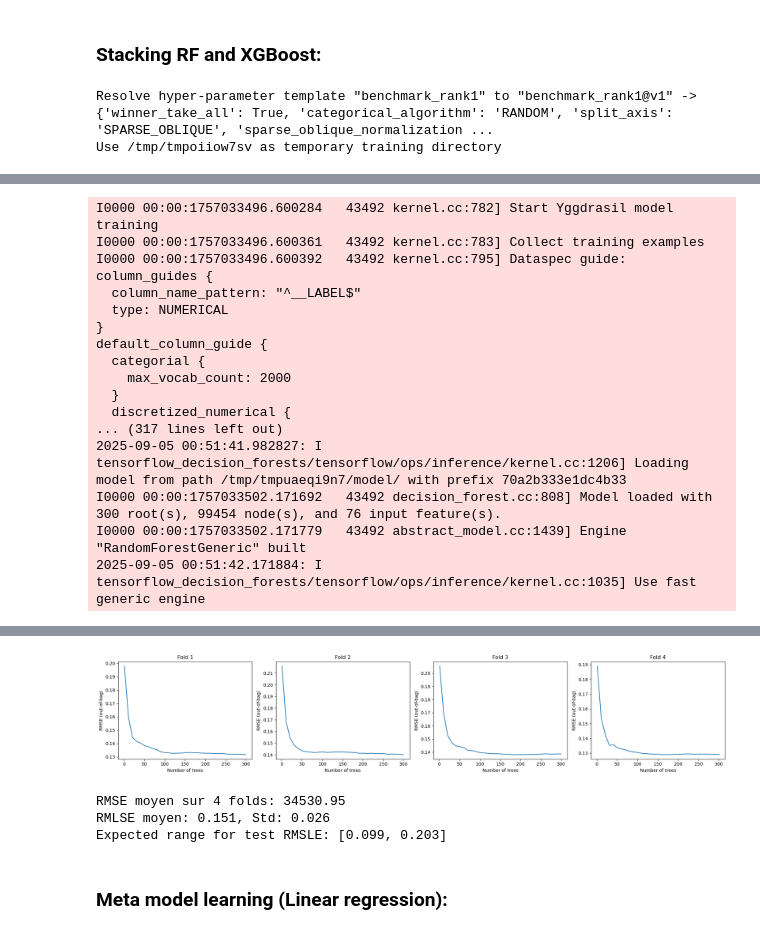
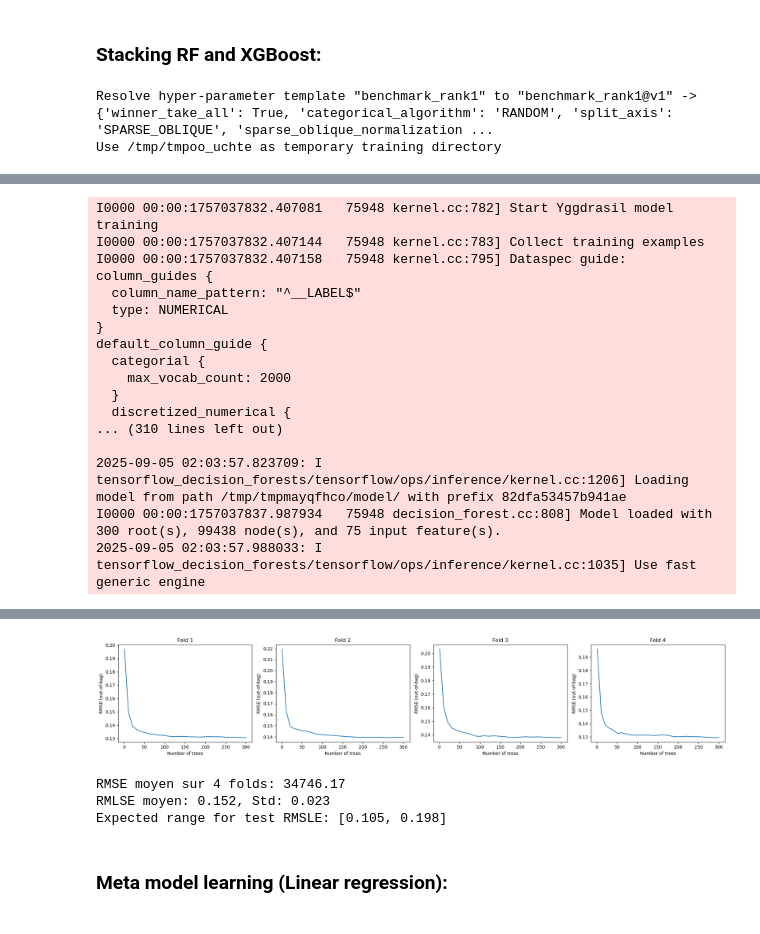
Before and after one commit to driksey/kaggle-house, a Jupyter notebook: notebooks/TFDF + XGBoost.ipynb, the cells around one changed output, grey strips where cells are left out. Cells and saved outputs as stored; diff of their text form; code cells hidden in the pictures.

```diff
--- a/notebooks/TFDF + XGBoost.ipynb
+++ b/notebooks/TFDF + XGBoost.ipynb
@@ -258,3 +261,5 @@ dataset_df["Bath"] = dataset_df["FullBath"].astype(float) + 0.5 * dataset_df["Ha
+# %%
+dataset_df["TotalSF"] = dataset_df["1stFlrSF"].astype(float) + dataset_df["2ndFlrSF"].astype(float) + dataset_df["TotalBsmtSF"].astype(float)
 # %% [markdown]
 ### Change columns categorical into ordinal:
 # %%
@@ -282,6 +289,6 @@ dataset_df["BsmtExposure"] = dataset_df["BsmtExposure"].replace(exposure_mapping
 # %% [markdown]
 ### Remove not important columns (related to inspector.variable_importances):
 # %%
-# dataset_df = dataset_df.drop(
-#     columns=['Electrical', 'SaleType', 'LandSlope', 'Fence', 'BsmtFinType2', 'MasVnrType', 'Alley', 'RoofMatl', 'Condition2', 'Heating'],
-#     errors="ignore")
+dataset_df = dataset_df.drop(
+    columns=['LandSlope', 'Alley', 'Heating', 'MasVnrType', 'Fence'],
+    errors="ignore")
@@ -410,12 +421,15 @@ test_data = pd.read_csv(test_file_path)
 ids = test_data.pop('Id')
 
 test_data["HouseAgeAtSale"] = test_data["YrSold"].astype(float) - test_data["YearBuilt"].astype(float)
+# test_data["RemodAgeAtSale"] = test_data["YrSold"].astype(float) - test_data["YearRemodAdd"].astype(float)
 test_data["GarageAgeAtSale"] = test_data["YrSold"].astype(float) - test_data["GarageYrBlt"].astype(float)
 test_data = test_data.drop(columns=["YrSold"], errors="ignore")
 
 test_data["BsmtBath"] = test_data["BsmtFullBath"].astype(float) + 0.5 * test_data["BsmtHalfBath"].astype(float)
 test_data["Bath"] = test_data["FullBath"].astype(float) + 0.5 * test_data["HalfBath"].astype(float)
 # test_data = test_data.drop(columns=['BsmtFullBath','BsmtHalfBath','FullBath','HalfBath'], errors="ignore")
+
+test_data["TotalSF"] = test_data["1stFlrSF"].astype(float) + dataset_df["2ndFlrSF"].astype(float) + dataset_df["TotalBsmtSF"].astype(float)
 
 quality_mapping = {"Ex": 5, "Gd": 4, "TA": 3, "Fa": 2, "Po": 1}
 # Remplacer les valeurs
@@ -434,6 +448,12 @@ exposure_mapping = {"Gd": 3, "Av": 2, "Mn": 1, "No": 0}
 test_data["BsmtQual"] = test_data["BsmtQual"].replace(quality_mapping)
 test_data["BsmtCond"] = test_data["BsmtCond"].replace(quality_mapping)
 test_data["BsmtExposure"] = test_data["BsmtExposure"].replace(exposure_mapping)
+
+test_data["PoolQC"] = test_data["PoolQC"].replace(quality_mapping)
+
+test_data = test_data.drop(
+    columns=['LandSlope', 'Alley', 'Heating', 'MasVnrType', 'Fence'],
+    errors="ignore")
 
 # test_data = test_data.drop(
 #     columns=['Electrical', 'SaleType', 'LandSlope', 'Fence', 'BsmtFinType2', 'MasVnrType', 'Alley', 'RoofMatl', 'Condition2', 'Heating'],
@@ -507,14 +527,11 @@ for i, (train_idx, valid_idx) in enumerate(sgkf.split(X, y_binned, groups=groups
     #     )
 
     # model = tfdf.keras.RandomForestModel(
-    #         task=tfdf.keras.Task.REGRESSION,
-    #         num_trees=500,                # Assez d’arbres pour la stabilité
-    #         max_depth=12,                 # Empêche les arbres trop complexes
-    #         min_examples=5,               # Pas de splits sur peu de données
-    #         num_candidate_attributes_ratio = 0.8,  # chaque arbre voit 80% des features
-    #         # honest=True,                  # Honest estimation
-    #         # categorical_algorithm="RANDOM",  # Catégorielles plus robustes
-    #         random_seed=42
+                # "task": tfdf.keras.Task.REGRESSION,
+                # "num_trees": 1000,         # beaucoup d’arbres pour stabiliser la prédiction
+                # "max_depth": 15,           # limite pour réduire l’overfitting
+                # "min_examples": 5,         # chaque feuille doit avoir au moins 5 exemples
+                # "random_seed": 42,
     #     )
 
     rf_model.fit(train_ds, verbose=0)
@@ -525,7 +542,22 @@ for i, (train_idx, valid_idx) in enumerate(sgkf.split(X, y_binned, groups=groups
     X_xgb_train, X_xgb_valid = X_xgb.iloc[train_idx], X_xgb.iloc[valid_idx]
     y_train, y_valid = y.iloc[train_idx], y.iloc[valid_idx]
 
-    xgb_model = xgb.XGBRegressor(n_estimators=1000, learning_rate=0.05, early_stopping_rounds=50)
+    xgb_model = xgb.XGBRegressor(
+        n_estimators=1000,
+        learning_rate=0.05,
+        early_stopping_rounds=50
+    )
+
+    # xgb_model = xgb.XGBRegressor(
+    #     objective = "reg:squarederror",
+    #     max_depth = 6,            # profondeur modérée
+    #     learning_rate = 0.05,     # learning rate bas pour régulariser
+    #     n_estimators = 1000,      # assez d’arbres pour couvrir la complexité
+    #     subsample = 0.8,          # 80% des samples par arbre pour réduire overfitting
+    #     colsample_bytree = 0.8,   # 80% des features par arbre
+    #     early_stopping_rounds=50
+    #     random_state = 42,
+    # )
     xgb_model.fit(X_xgb_train, y_train, eval_set=[(X_xgb_valid, y_valid)], verbose=False)
     stack_train[valid_idx, 1] = xgb_model.predict(X_xgb_valid)
     stack_test[:, 1] += xgb_model.predict(X_xgb_test) / n_splits
@@ -573,4 +605,4 @@ ci_high = mean_cv + 2*std_cv
 print(f"Expected range for test RMSLE: [{ci_low:.3f}, {ci_high:.3f}]")
 # %% [output]
 Resolve hyper-parameter template "benchmark_rank1" to "benchmark_rank1@v1" -> {'winner_take_all': True, 'categorical_algorithm': 'RANDOM', 'split_axis': 'SPARSE_OBLIQUE', 'sparse_oblique_normalization ...
-Use /tmp/tmpoiiow7sv as temporary training directory
+Use /tmp/tmpoo_uchte as temporary training directory
@@ -664,6 +696,6 @@ Use /tmp/tmpuaeqi9n7 as temporary training directory
-I0000 00:00:1757033496.600284   43492 kernel.cc:782] Start Yggdrasil model training
-I0000 00:00:1757033496.600361   43492 kernel.cc:783] Collect training examples
-I0000 00:00:1757033496.600392   43492 kernel.cc:795] Dataspec guide:
+I0000 00:00:1757037832.407081   75948 kernel.cc:782] Start Yggdrasil model training
+I0000 00:00:1757037832.407144   75948 kernel.cc:783] Collect training examples
+I0000 00:00:1757037832.407158   75948 kernel.cc:795] Dataspec guide:
 column_guides {
   column_name_pattern: "^__LABEL$"
   type: NUMERICAL
@@ -673,8 +705,8 @@ default_column_guide {
     max_vocab_count: 2000
   }
   discretized_numerical {
-... (317 lines left out)
-2025-09-05 00:51:41.982827: I tensorflow_decision_forests/tensorflow/ops/inference/kernel.cc:1206] Loading model from path /tmp/tmpuaeqi9n7/model/ with prefix 70a2b333e1dc4b33
-I0000 00:00:1757033502.171692   43492 decision_forest.cc:808] Model loaded with 300 root(s), 99454 node(s), and 76 input feature(s).
-I0000 00:00:1757033502.171779   43492 abstract_model.cc:1439] Engine "RandomForestGeneric" built
-2025-09-05 00:51:42.171884: I tensorflow_decision_forests/tensorflow/ops/inference/kernel.cc:1035] Use fast generic engine
+... (310 lines left out)
+
+2025-09-05 02:03:57.823709: I tensorflow_decision_forests/tensorflow/ops/inference/kernel.cc:1206] Loading model from path /tmp/tmpmayqfhco/model/ with prefix 82dfa53457b941ae
+I0000 00:00:1757037837.987934   75948 decision_forest.cc:808] Model loaded with 300 root(s), 99438 node(s), and 75 input feature(s).
+2025-09-05 02:03:57.988033: I tensorflow_decision_forests/tensorflow/ops/inference/kernel.cc:1035] Use fast generic engine
@@ -690,8 +722,8 @@ Fold 4 → RANDOM FOREST RMSE: 35691.24 | XGBoost RMSE: 31943.55
 Fold 4 → RANDOM FOREST RMLSE: 0.18 | XGBoost RMLSE: 0.18
-[figure, old version]
+[figure, new version]
-RMSE moyen sur 4 folds: 34530.95
-RMLSE moyen: 0.151, Std: 0.026
-Expected range for test RMSLE: [0.099, 0.203]
+RMSE moyen sur 4 folds: 34746.17
+RMLSE moyen: 0.152, Std: 0.023
+Expected range for test RMSLE: [0.105, 0.198]
 # %% [markdown]
 ### Meta model learning (Linear regression):
 # %%
```
Also changed, not shown: parts of 19 cells of this notebook, 3 other files.
